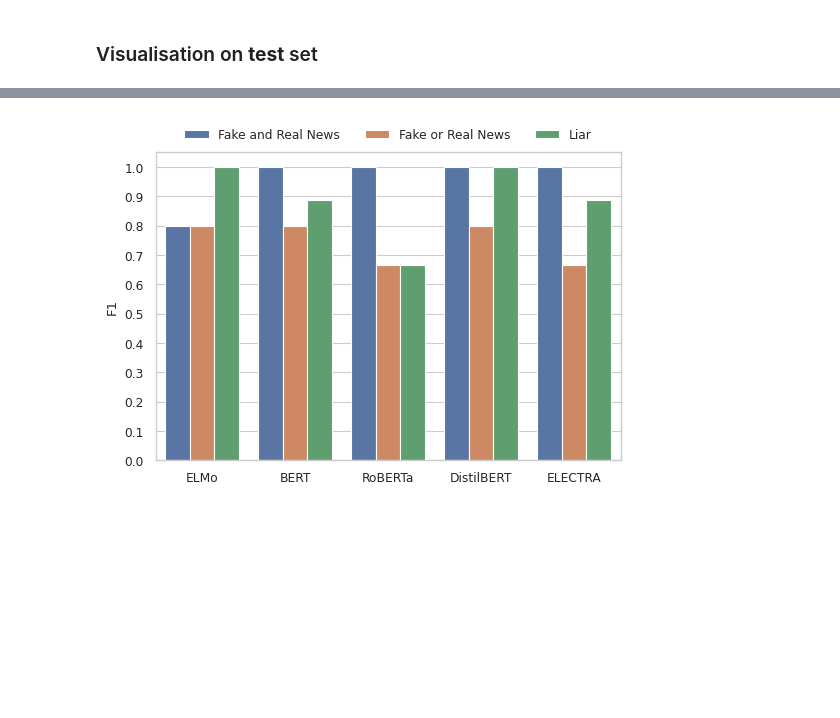
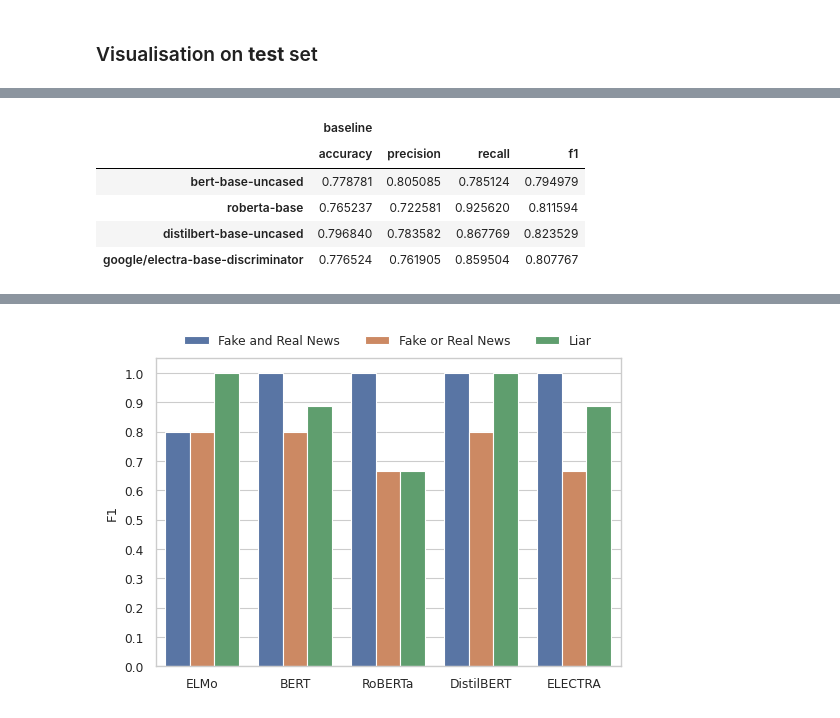
Before and after one commit to himayla/fake_news, a Jupyter notebook: visualization.ipynb, the cells around one changed output, grey strips where cells are left out. Cells and saved outputs as stored; diff of their text form; code cells hidden in the pictures; blank space fills up the shorter version.

```diff
--- a/visualization.ipynb
+++ b/visualization.ipynb
@@ -227,6 +222,7 @@ path_to_json_results = "pipeline/text-based/results/json"
 performance = {}
 for file_name in os.listdir(path_to_json_results):
     path = os.path.join(path_to_json_results, file_name)
-    with open(path) as f:
-        json_results = json.load(f)
-        performance.update(json_results)
+    if file_name != '.ipynb_checkpoints':
+        with open(path) as f:
+            json_results = json.load(f)
+            performance.update(json_results)
@@ -232,0 +271,19 @@ for file_name in os.listdir(path_to_json_results):
+# %%
+idx = list(performance.keys())
+
+columns = [[('baseline', j) for j in performance[i]] for i in performance]
+
+values = [[performance[i][j] for j in performance[i]] for i in performance]
+
+multi_columns = pd.MultiIndex.from_tuples(columns[0])
+reshaped_values = np.array(values)#.reshape(len(index), -1)
+df = pd.DataFrame(reshaped_values, index=idx, columns=multi_columns)
+
+df
+# %% [output]
+|  | baseline |  |  |  |
+|  | accuracy | precision | recall | f1 |
+| bert-base-uncased | 0.778781 | 0.805085 | 0.785124 | 0.794979 |
+| roberta-base | 0.765237 | 0.722581 | 0.925620 | 0.811594 |
+| distilbert-base-uncased | 0.796840 | 0.783582 | 0.867769 | 0.823529 |
+| google/electra-base-discriminator | 0.776524 | 0.761905 | 0.859504 | 0.807767 |
```
Also changed, not shown: parts of 9 cells of this notebook, 11 other files.
